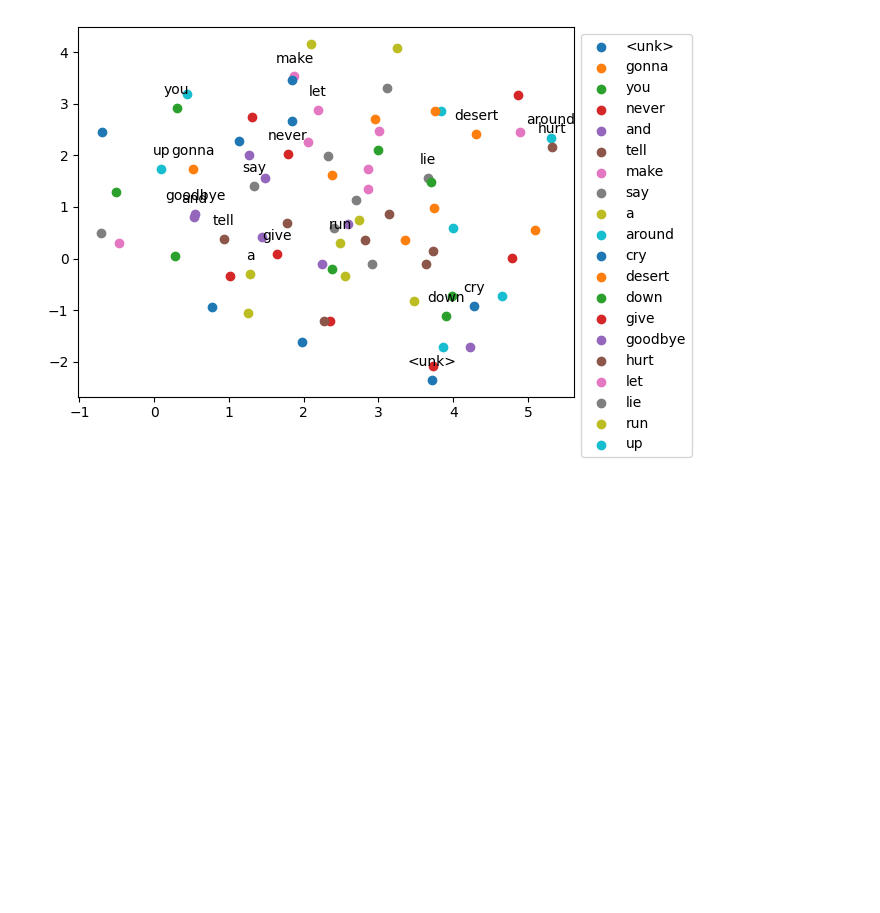
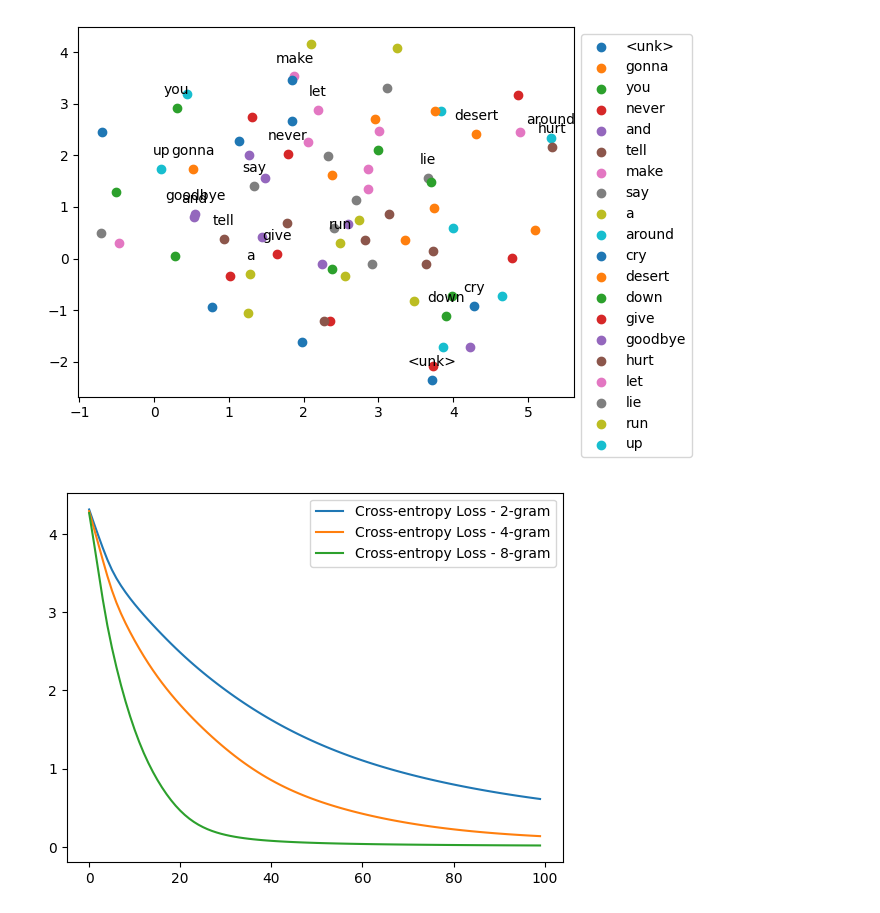
Before and after one commit to vektor8891/llm, a Jupyter notebook: projects/05_text_generator/05_text_generator.ipynb, the cells around one changed output. Cells and saved outputs as stored; diff of their text form; code cells hidden in the pictures; blank space fills up the shorter version.

```diff
--- a/projects/05_text_generator/05_text_generator.ipynb
+++ b/projects/05_text_generator/05_text_generator.ipynb
@@ -782,3 +803,9 @@ plt.legend(labels, loc='upper left', bbox_to_anchor=(1, 1))
 plt.show()
 # %% [output]
 [figure]
+# %%
+for (my_loss, model_name)in zip(my_loss_list,["2-gram","4-gram","8-gram"]):
+    plt.plot(my_loss,label="Cross-entropy Loss - {}".format(model_name))
+    plt.legend()
+# %% [output]
+[figure, added]
```
Also changed, not shown: parts of 11 cells of this notebook.
